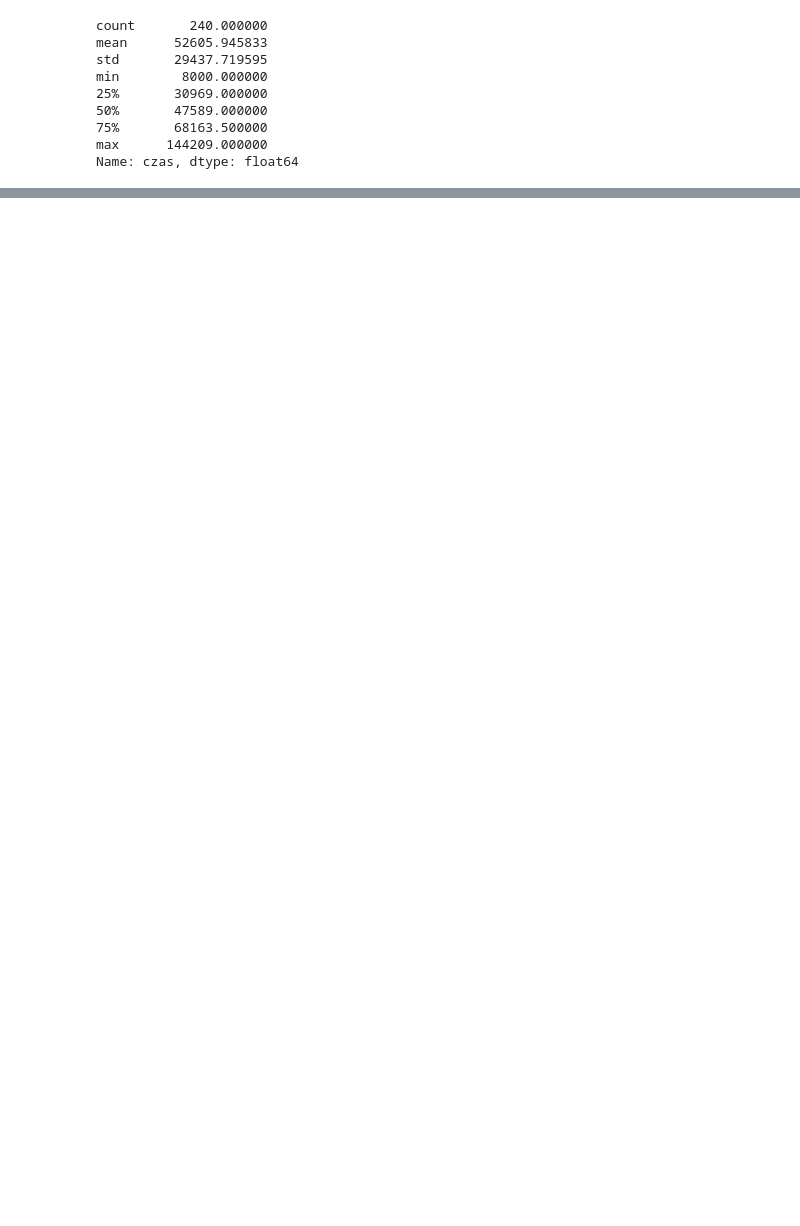
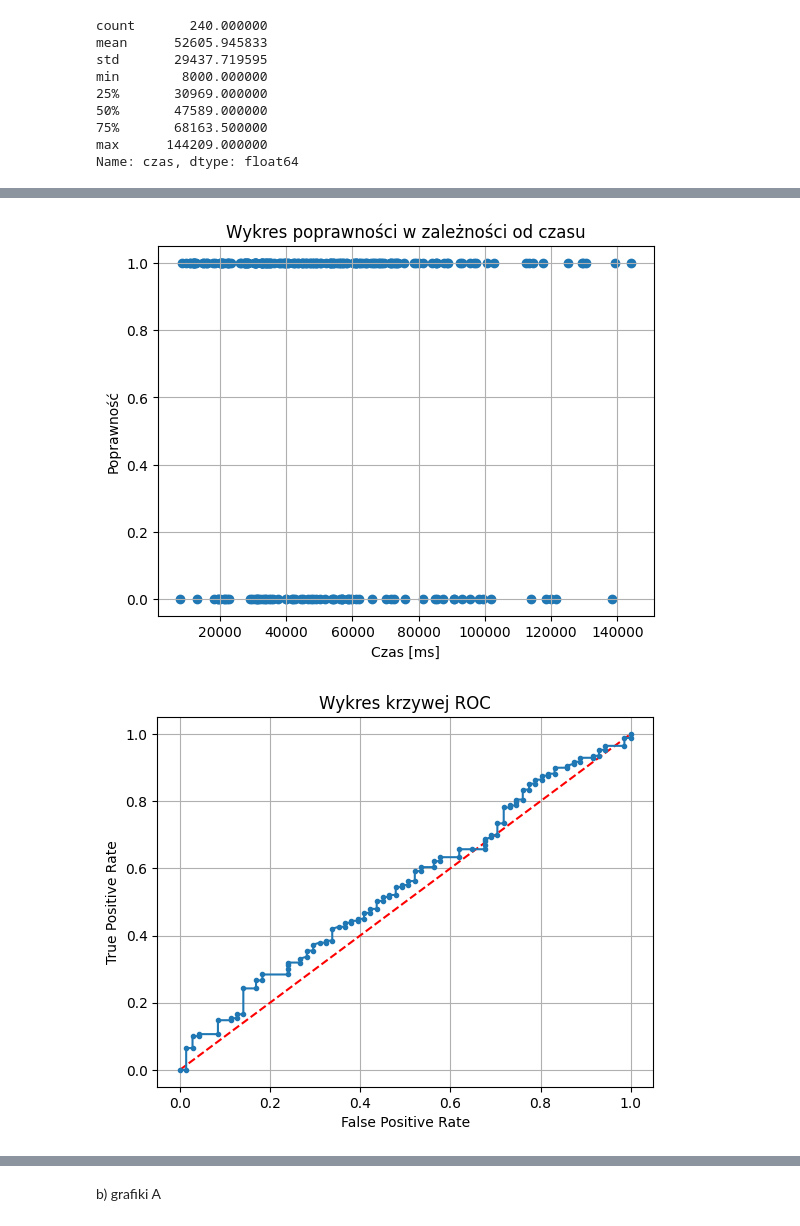
Before and after one commit to MartaSolarz/Master_thesis, a Jupyter notebook: statistical_tests/poprawnosc_vs_czas.ipynb, the cells around one changed output, grey strips where cells are left out. Saved outputs shown, nothing was run; the diff lists cells and outputs as text; code cells hidden in the pictures; blank space fills up the shorter version.

```diff
--- a/statistical_tests/poprawnosc_vs_czas.ipynb
+++ b/statistical_tests/poprawnosc_vs_czas.ipynb
@@ -69,0 +79,41 @@ def conduct_logistic_regression(df):
+# %%
+def create_plots(df):
+    # Tworzenie wykresu punktowego
+    plt.scatter(df['czas'], df['poprawnosc'])
+    plt.xlabel('Czas [ms]')
+    plt.ylabel('Poprawność')
+    plt.title('Wykres poprawności w zależności od czasu')
+    plt.grid()
+    plt.show()
+
+    # Tworzenie wykresu krzywej ROC
+    logit_model = sm.Logit(df['poprawnosc'], sm.add_constant(df['czas']))
+    result = logit_model.fit(disp=0)
+    y_pred = result.predict(sm.add_constant(df['czas']))
+    fpr, tpr, _ = roc_curve(df['poprawnosc'], y_pred)
+    plt.plot([0, 1], [0, 1], color='r', linestyle='--')
+    plt.plot(fpr, tpr, marker='.')
+    plt.xlabel('False Positive Rate')
+    plt.ylabel('True Positive Rate')
+    plt.title('Wykres krzywej ROC')
+    plt.grid()
+    plt.show()
+
+    # Tworzenie wykresu reszt
+    y_pred_binary = (y_pred > 0.5).astype(int)
+    residuals = df['poprawnosc'] - y_pred_binary
+    plt.scatter(df['czas'], residuals)
+    plt.axhline(y=0, color='r', linestyle='-')
+    plt.xlabel('Czas [ms]')
+    plt.ylabel('Reszty')
+    plt.title('Wykres reszt')
+    plt.grid()
+    plt.show()
+
+    # Wykresy warunkowych efektów
+    sns.lmplot(x='czas', y='poprawnosc', data=df, logistic=True, y_jitter=.03)
+    plt.title('Wykres warunkowych efektów')
+    plt.xlabel('Czas [ms]')
+    plt.ylabel('Poprawność')
+    plt.grid()
+    plt.show()
@@ -116,0 +184,5 @@ Name: czas, dtype: float64
+# %%
+create_plots(df)
+# %% [output]
+[figure, added]
+[figure, added]
@@ -116,0 +191,2 @@ Name: czas, dtype: float64
+# %% [markdown]
+b) grafiki A
```
Also changed, not shown: parts of 38 cells of this notebook, 1 other file.
